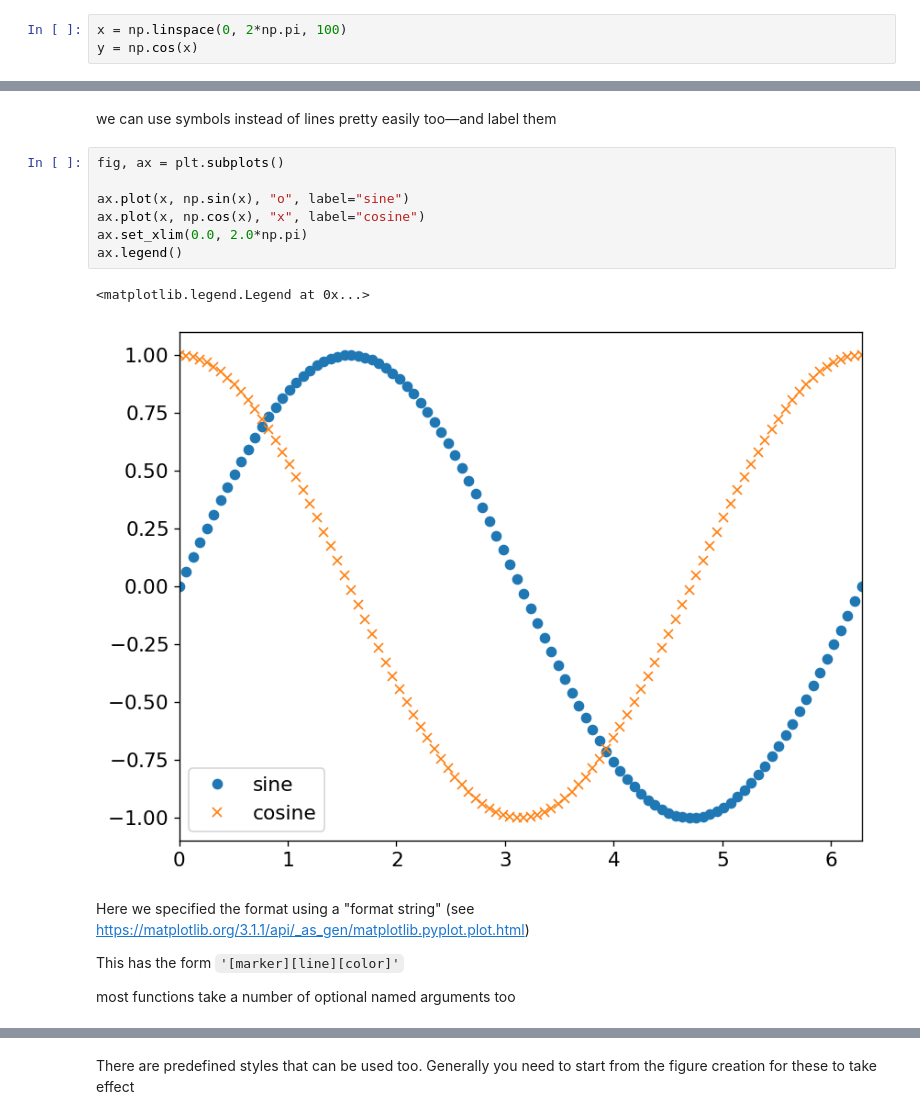
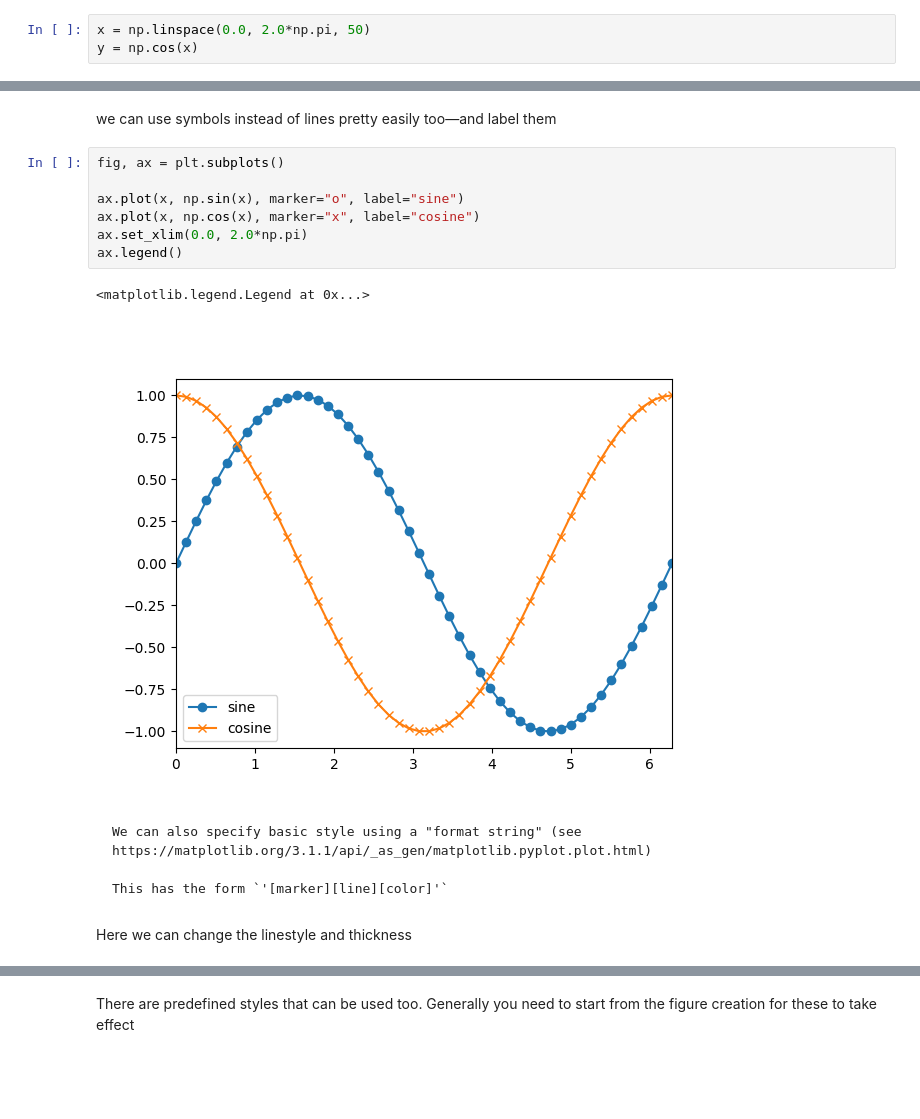
Before and after one commit to sbu-phy-ast-reu/reu-python-tutorial, a Jupyter notebook: content/04-python-matplotlib/matplotlib-basics.ipynb, the cells around one changed output, grey strips where cells are left out. Cells and saved outputs as stored; diff of their text form; blank space fills up the shorter version.

````diff
--- a/content/04-python-matplotlib/matplotlib-basics.ipynb
+++ b/content/04-python-matplotlib/matplotlib-basics.ipynb
@@ -61,3 +69,3 @@ plot() is the most basic command.  Here we also see that we can use LaTeX notati
 # %%
-x = np.linspace(0, 2*np.pi, 100)
+x = np.linspace(0.0, 2.0*np.pi, 50)
 y = np.cos(x)
@@ -80,17 +94,19 @@ we can use symbols instead of lines pretty easily too&mdash;and label them
 # %%
 fig, ax = plt.subplots()
 
-ax.plot(x, np.sin(x), "o", label="sine")
-ax.plot(x, np.cos(x), "x", label="cosine")
+ax.plot(x, np.sin(x), marker="o", label="sine")
+ax.plot(x, np.cos(x), marker="x", label="cosine")
 ax.set_xlim(0.0, 2.0*np.pi)
 ax.legend()
 # %% [output]
 <matplotlib.legend.Legend at 0x...>
-[figure, old version]
+[figure, new version]
 # %% [markdown]
-Here we specified the format using a "format string" (see https://matplotlib.org/3.1.1/api/_as_gen/matplotlib.pyplot.plot.html)
+```{tip}
+We can also specify basic style using a "format string" (see https://matplotlib.org/3.1.1/api/_as_gen/matplotlib.pyplot.plot.html)
 
 This has the form `'[marker][line][color]'`
-
-most functions take a number of optional named arguments too
+```
+# %% [markdown]
+Here we can change the linestyle and thickness
 # %%
````
Also changed, not shown: parts of 27 cells of this notebook.
